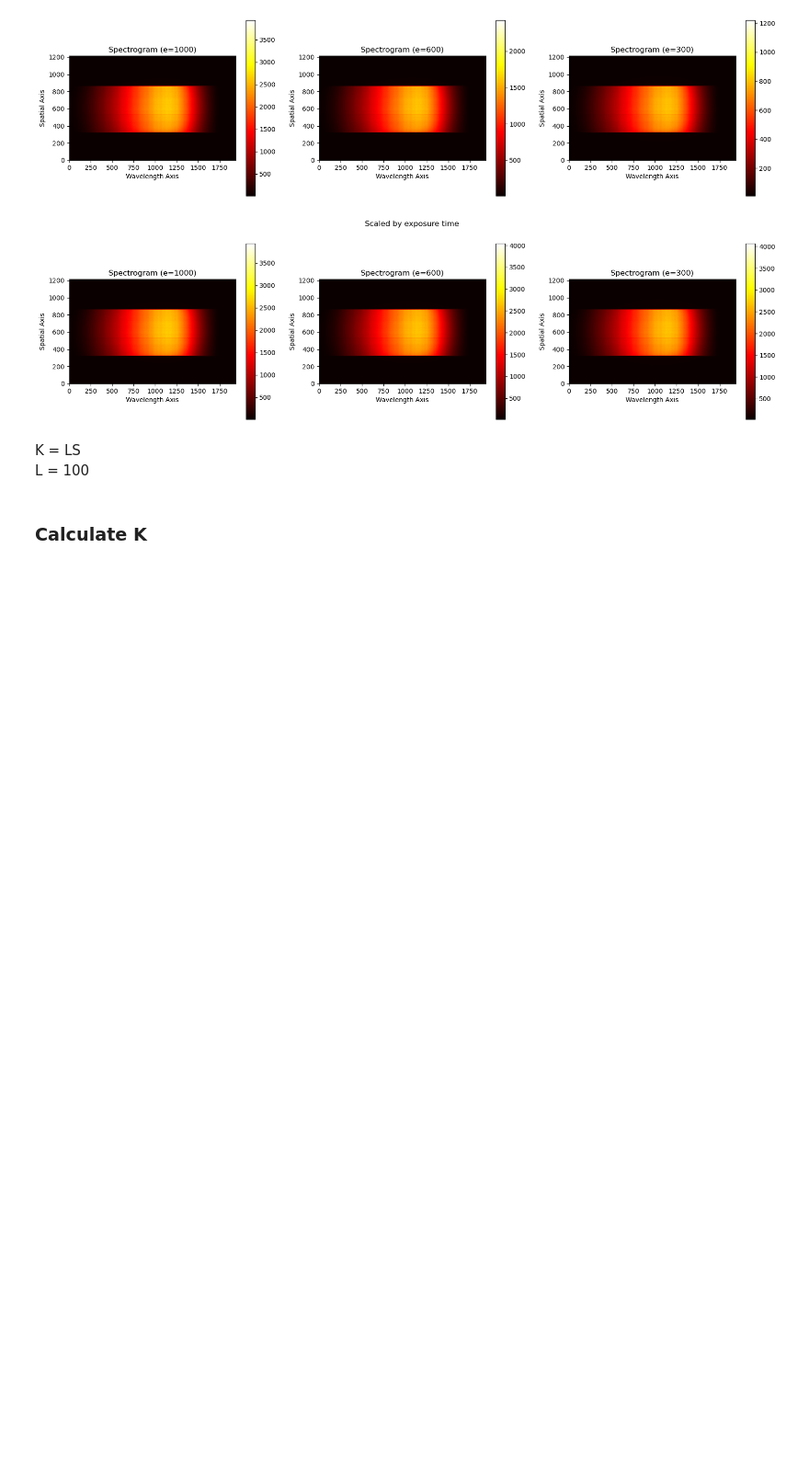
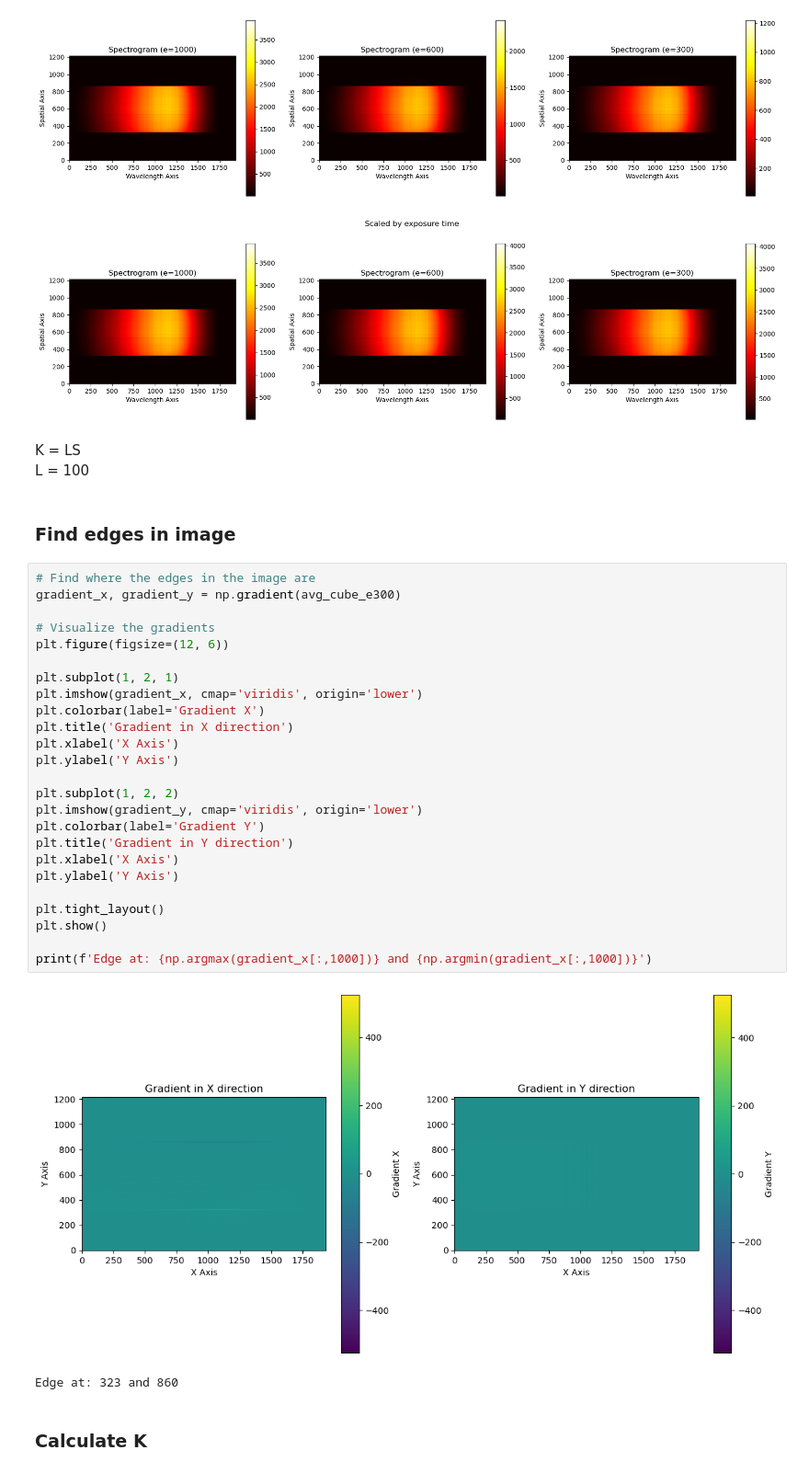
Before and after one commit to Larshalvorhansen/optikkLab, a Jupyter notebook: Code/Assignment_1/notebook.ipynb, the cells around one changed output. Shown at 92% size. Cells and saved outputs as stored; diff of their text form; blank space fills up the shorter version.

```diff
--- a/Code/Assignment_1/notebook.ipynb
+++ b/Code/Assignment_1/notebook.ipynb
@@ -201,6 +201,36 @@ plt.show()
 # %% [markdown]
 K = LS <br>
 L = 100
+# %% [markdown]
+### Find edges in image
+# %%
+# Find where the edges in the image are
+gradient_x, gradient_y = np.gradient(avg_cube_e300)
+
+# Visualize the gradients
+plt.figure(figsize=(12, 6))
+
+plt.subplot(1, 2, 1)
+plt.imshow(gradient_x, cmap='viridis', origin='lower')
+plt.colorbar(label='Gradient X')
+plt.title('Gradient in X direction')
+plt.xlabel('X Axis')
+plt.ylabel('Y Axis')
+
+plt.subplot(1, 2, 2)
+plt.imshow(gradient_y, cmap='viridis', origin='lower')
+plt.colorbar(label='Gradient Y')
+plt.title('Gradient in Y direction')
+plt.xlabel('X Axis')
+plt.ylabel('Y Axis')
+
+plt.tight_layout()
+plt.show()
+
+print(f'Edge at: {np.argmax(gradient_x[:,1000])} and {np.argmin(gradient_x[:,1000])}')
+# %% [output]
+[figure, added]
+Edge at: 323 and 860
 # %% [markdown]
 ### Calculate K
 # %%
```
Also changed, not shown: parts of 10 cells of this notebook, 2 other files.
